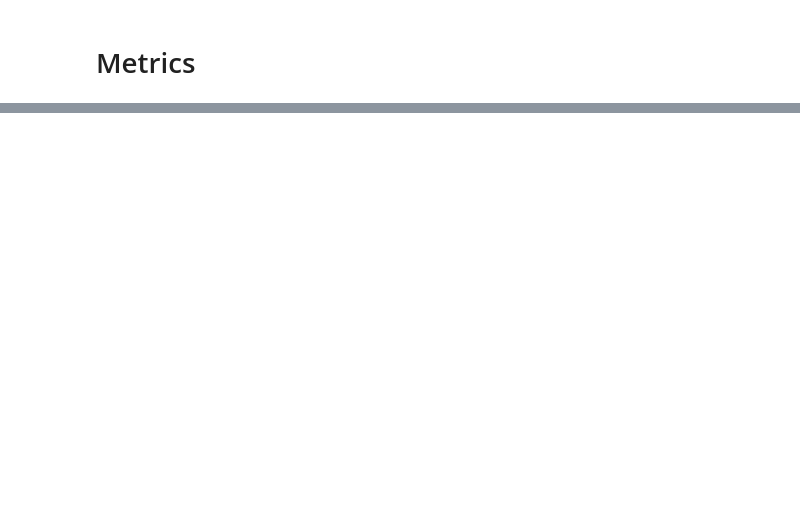
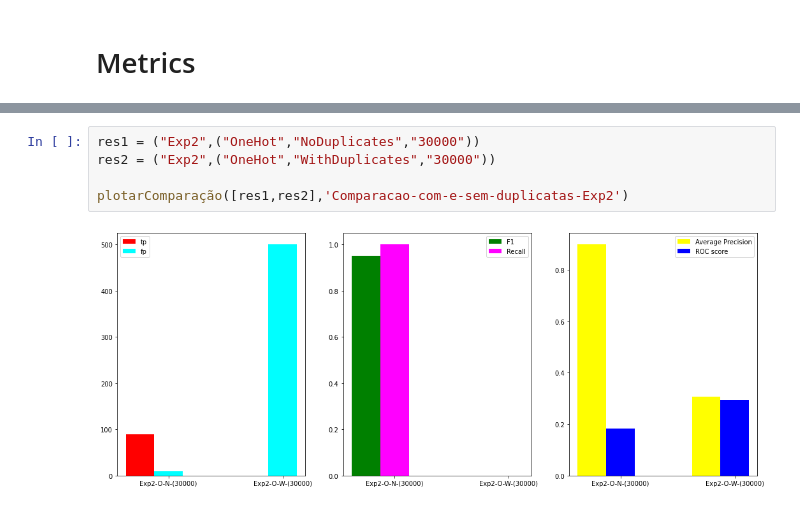
Before and after one commit to caio-mbarbosa/Baselines_Survey, a Jupyter notebook: local_outlier_factor.ipynb, the cells around one changed output, grey strips where cells are left out. Cells and saved outputs as stored; diff of their text form; blank space fills up the shorter version.

```diff
--- a/local_outlier_factor.ipynb
+++ b/local_outlier_factor.ipynb
@@ -719,0 +293,7 @@ Created in <span style='font-weight:600;margin-left:4px;'>Deepnote</span></a>
+# %%
+res1 = ("Exp2",("OneHot","NoDuplicates","30000"))
+res2 = ("Exp2",("OneHot","WithDuplicates","30000"))
+
+plotarComparação([res1,res2],'Comparacao-com-e-sem-duplicatas-Exp2')
+# %% [output]
+[figure, added]
```
Also changed, not shown: parts of 95 cells of this notebook.
